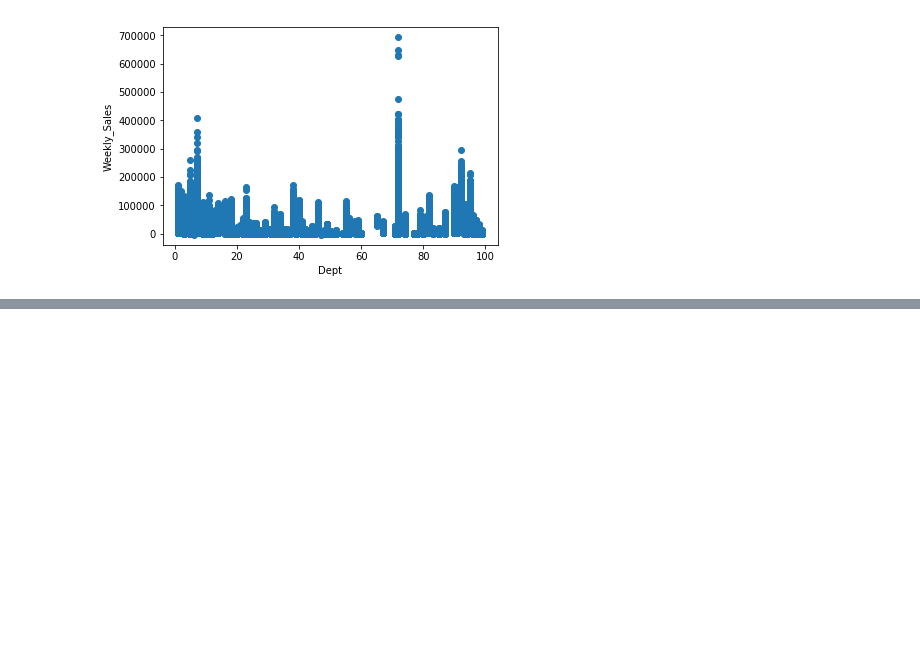
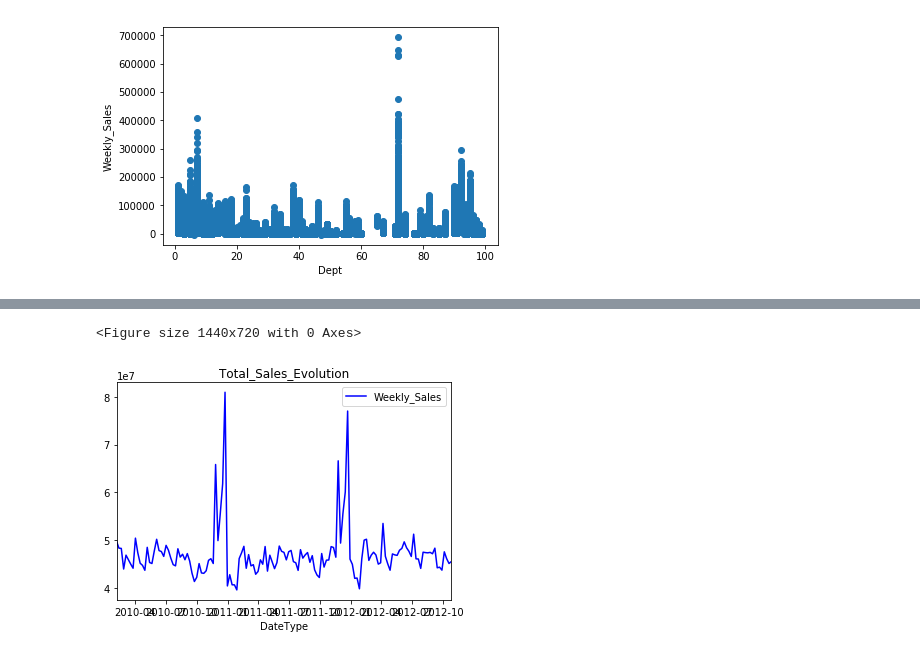
Before and after one commit to Corentin-M/Sales_forecasting, a Jupyter notebook: Data_Exploration.ipynb, the cells around one changed output, grey strips where cells are left out. Cells and saved outputs as stored; diff of their text form; code cells hidden in the pictures; blank space fills up the shorter version.

Commit message:
Display total Sales Evolution

```diff
--- a/Data_Exploration.ipynb
+++ b/Data_Exploration.ipynb
@@ -123,3 +124,8 @@ scatter(data_df, 'Dept')
 [figure]
 [figure]
 [figure]
+# %%
+# https://stackoverflow.com/questions/9627686/plotting-dates-on-the-x-axis-with-pythons-matplotlib
+data_df['DateType'] = [datetime.strptime(date, '%Y-%m-%d').date() for date in data_df['Date'].astype(str).values.tolist()]
+#data_df.set_index('Date')
+data_df.head()
@@ -125,0 +139,3 @@ scatter(data_df, 'Dept')
+# %%
+total_sales_evolution = data_df.loc[:, ['DateType', 'Weekly_Sales']].groupby('DateType').sum()
+print(total_sales_evolution.head())
@@ -125,0 +150,10 @@ scatter(data_df, 'Dept')
+# %%
+
+# display the data
+plt.figure(figsize=(20,10))
+# all data points
+total_sales_evolution.plot(title='Total_Sales_Evolution', color='blue')
+plt.show()
+# %% [output]
+<Figure size 1440x720 with 0 Axes>
+[figure, added]
```
Also changed, not shown: parts of 4 cells of this notebook.
